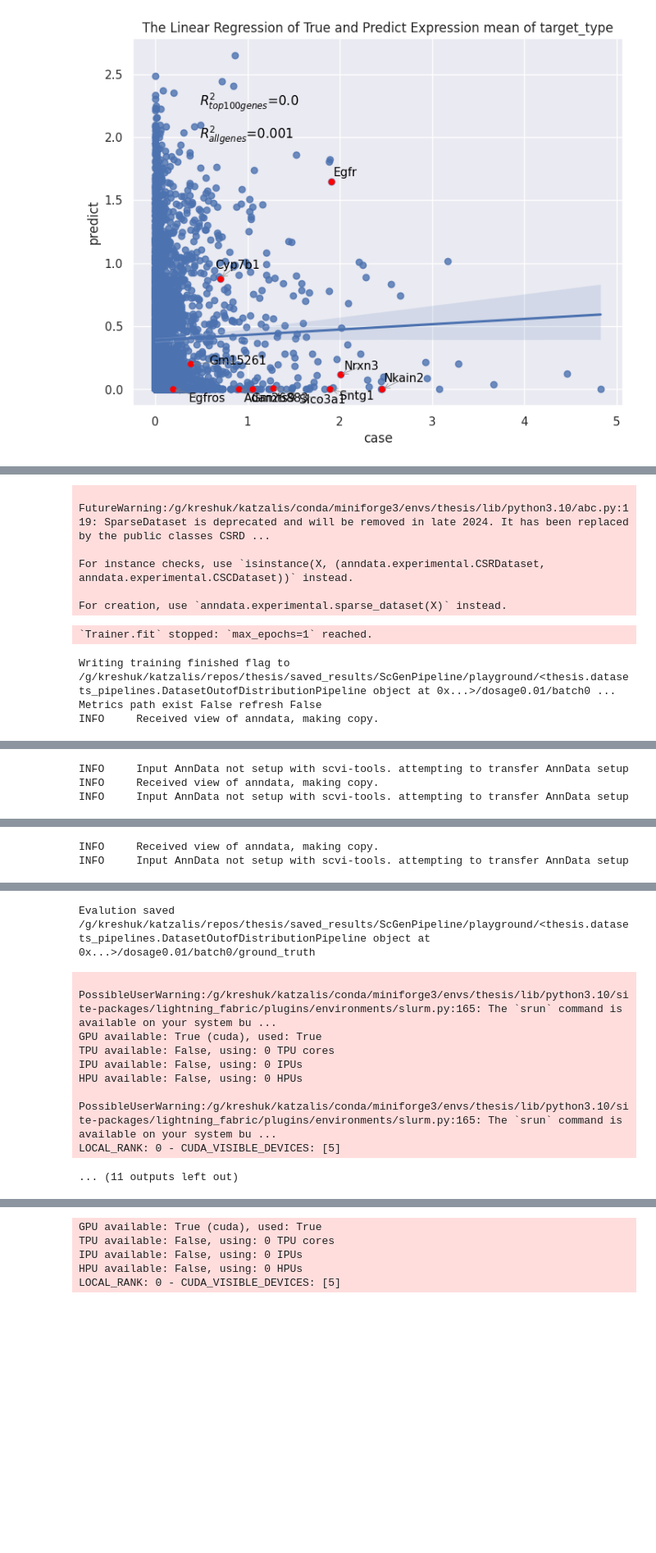
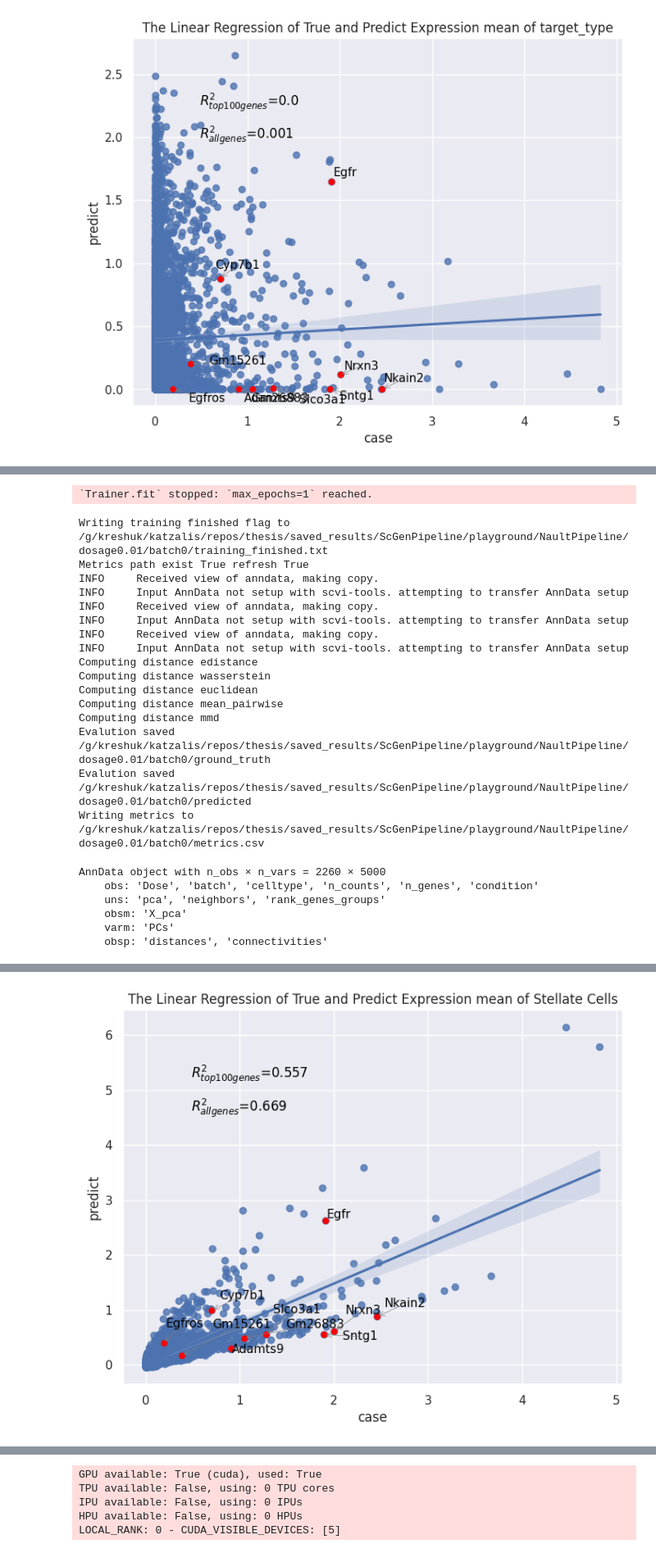
Before and after one commit to thodkatz/thesis, a Jupyter notebook: experiments/playground.ipynb, the cells around one changed output, grey strips where cells are left out. Shown at 82% size. Saved outputs shown, nothing was run; the diff lists cells and outputs as text; code cells hidden in the pictures; blank space fills up the shorter version.

```diff
--- a/experiments/playground.ipynb
+++ b/experiments/playground.ipynb
@@ -151,6 +145,9 @@ Metrics path exist True refresh False
 from thesis.datasets import NaultPipeline, DatasetSinglePerturbationPipeline
 from thesis.model import ScGenPipeline
 
+#import torch
+#torch.manual_seed(10)
+print(torch.seed())
 
 scgen_nault = ScGenPipeline(
     dataset_pipeline=DatasetSinglePerturbationPipeline(NaultPipeline(), dosage=0.01),
@@ -158,6 +155,6 @@ scgen_nault = ScGenPipeline(
     debug=True,
 )
 
-scgen_nault(batch=0, append_metrics=False, save_plots=False, refresh_training=False, refresh_evaluation=False)
-scgen_nault(batch=1, append_metrics=False, save_plots=False, refresh_training=True, refresh_evaluation=True)
+scgen_nault(batch=0, append_metrics=False, save_plots=False, refresh_training=True, refresh_evaluation=True)
+#scgen_nault(batch=1, append_metrics=False, save_plots=False, refresh_training=True, refresh_evaluation=True)
 # %% [output]
@@ -175,9 +171,23 @@ Training finished flag exist False refresh False
- FutureWarning:/g/kreshuk/katzalis/conda/miniforge3/envs/thesis/lib/python3.10/abc.py:119: SparseDataset is deprecated and will be removed in late 2024. It has been replaced by the public classes CSRD ...
-
-For instance checks, use `isinstance(X, (anndata.experimental.CSRDataset, anndata.experimental.CSCDataset))` instead.
-
-For creation, use `anndata.experimental.sparse_dataset(X)` instead.
+`Trainer.fit` stopped: `max_epochs=1` reached.
-`Trainer.fit` stopped: `max_epochs=1` reached.
+Writing training finished flag to /g/kreshuk/katzalis/repos/thesis/saved_results/ScGenPipeline/playground/NaultPipeline/dosage0.01/batch0/training_finished.txt
+Metrics path exist True refresh True
+INFO     Received view of anndata, making copy.
+INFO     Input AnnData not setup with scvi-tools. attempting to transfer AnnData setup
+INFO     Received view of anndata, making copy.
+INFO     Input AnnData not setup with scvi-tools. attempting to transfer AnnData setup
+INFO     Received view of anndata, making copy.
+INFO     Input AnnData not setup with scvi-tools. attempting to transfer AnnData setup
+Computing distance edistance
+Computing distance wasserstein
+Computing distance euclidean
+Computing distance mean_pairwise
+Computing distance mmd
+Evalution saved /g/kreshuk/katzalis/repos/thesis/saved_results/ScGenPipeline/playground/NaultPipeline/dosage0.01/batch0/ground_truth
+Evalution saved /g/kreshuk/katzalis/repos/thesis/saved_results/ScGenPipeline/playground/NaultPipeline/dosage0.01/batch0/predicted
+Writing metrics to /g/kreshuk/katzalis/repos/thesis/saved_results/ScGenPipeline/playground/NaultPipeline/dosage0.01/batch0/metrics.csv
-Writing training finished flag to /g/kreshuk/katzalis/repos/thesis/saved_results/ScGenPipeline/playground/<thesis.datasets_pipelines.DatasetOutofDistributionPipeline object at 0x...>/dosage0.01/batch0 ...
-Metrics path exist False refresh False
-INFO     Received view of anndata, making copy.
+AnnData object with n_obs × n_vars = 2260 × 5000
+    obs: 'Dose', 'batch', 'celltype', 'n_counts', 'n_genes', 'condition'
+    uns: 'pca', 'neighbors', 'rank_genes_groups'
+    obsm: 'X_pca'
+    varm: 'PCs'
+    obsp: 'distances', 'connectivities'
@@ -185,3 +193,0 @@ INFO     Received view of anndata, making copy.
-INFO     Input AnnData not setup with scvi-tools. attempting to transfer AnnData setup
-INFO     Received view of anndata, making copy.
-INFO     Input AnnData not setup with scvi-tools. attempting to transfer AnnData setup
@@ -189,2 +193,0 @@ INFO     Input AnnData not setup with scvi-tools. attempting to transfer AnnData
-INFO     Received view of anndata, making copy.
-INFO     Input AnnData not setup with scvi-tools. attempting to transfer AnnData setup
@@ -198,12 +194,4 @@ INFO     Input AnnData not setup with scvi-tools. attempting to transfer AnnData
-Evalution saved /g/kreshuk/katzalis/repos/thesis/saved_results/ScGenPipeline/playground/<thesis.datasets_pipelines.DatasetOutofDistributionPipeline object at 0x...>/dosage0.01/batch0/ground_truth
- PossibleUserWarning:/g/kreshuk/katzalis/conda/miniforge3/envs/thesis/lib/python3.10/site-packages/lightning_fabric/plugins/environments/slurm.py:165: The `srun` command is available on your system bu ...
-GPU available: True (cuda), used: True
-TPU available: False, using: 0 TPU cores
-IPU available: False, using: 0 IPUs
-HPU available: False, using: 0 HPUs
- PossibleUserWarning:/g/kreshuk/katzalis/conda/miniforge3/envs/thesis/lib/python3.10/site-packages/lightning_fabric/plugins/environments/slurm.py:165: The `srun` command is available on your system bu ...
-LOCAL_RANK: 0 - CUDA_VISIBLE_DEVICES: [5]
-... (11 outputs left out)
+[figure, added]
 # %%
 from thesis.model import ScPreGanReproduciblePipeline
 
```
Also changed, not shown: parts of 3 cells of this notebook, 5 other files.
